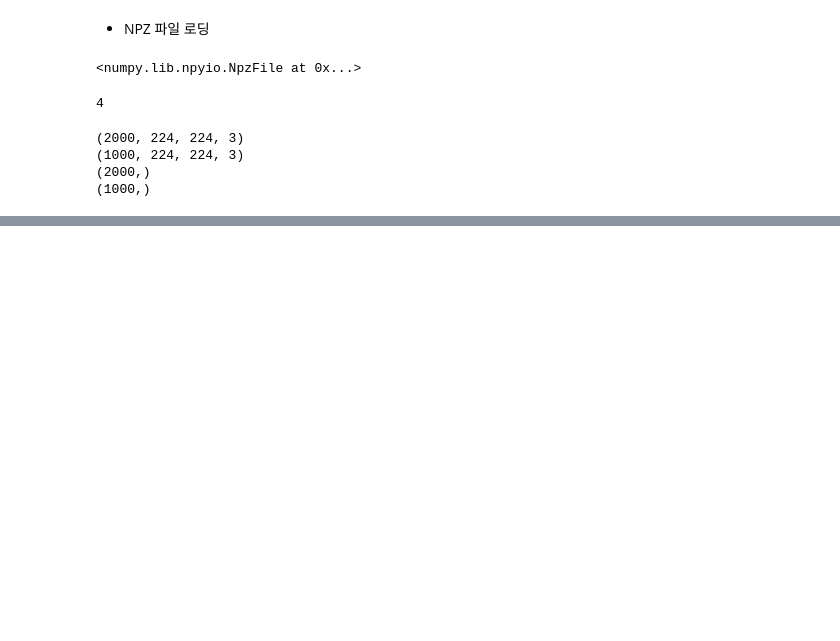
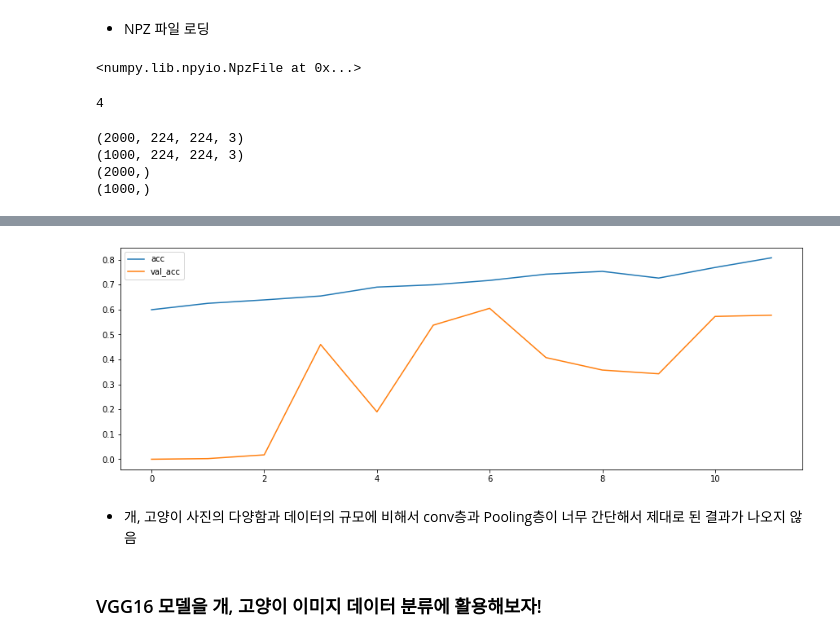
Before and after one commit to ldk7024/Deep_Learning_Study, a Jupyter notebook: 21_07_20_개,_고양이_사진_예측_(CNN).ipynb, the cells around one changed output, grey strips where cells are left out. Saved outputs shown, nothing was run; the diff lists cells and outputs as text; code cells hidden in the pictures; blank space fills up the shorter version.

```diff
--- a/21_07_20_개,_고양이_사진_예측_(CNN).ipynb
+++ b/21_07_20_개,_고양이_사진_예측_(CNN).ipynb
@@ -33,0 +102,26 @@ print(y_test.shape)
+# %%
+# 학습/평가 방법 설정
+cat_dog_model.compile(loss = 'binary_crossentropy',
+                      optimizer=Adam(lr=0.00005),
+                      metrics = ['acc']
+                      )
+# %%
+save_path = '/content/drive/MyDrive/Colab Notebooks/빅데이터4차(딥러닝)/model/Cats_Dogs_Model_{epoch:03d}_{val_acc:4f}.hdf5'
+
+f_mckp = ModelCheckpoint(filepath = save_path,
+                         monitor = '',
+                         save_best_only = True,
+                         mode = 'max',
+                         verbose = 1
+                         )
+
+f_early = EarlyStopping(monitor='val_acc',
+                        patience = 5
+                                       )
+# %%
+h1 = cat_dog_model.fit(X_train, y_train,
+                      validation_split = 0.2,
+                      epochs = 50,
+                      batch_size = 128,
+                      callbacks = [f_mckp, f_early]
+                                   )
@@ -33,0 +146,19 @@ print(y_test.shape)
+# %%
+plt.figure(figsize=(15,5))
+
+plt.plot(h1.history['acc'],
+         label = 'acc'
+         )
+
+plt.plot(h1.history['val_acc'],
+         label = 'val_acc'
+         )
+
+plt.legend()
+plt.show()
+# %% [output]
+[figure, added]
+# %% [markdown]
+- 개, 고양이 사진의 다양함과 데이터의 규모에 비해서 conv층과 Pooling층이 너무 간단해서 제대로 된 결과가 나오지 않음
+# %% [markdown]
+### VGG16 모델을 개, 고양이 이미지 데이터 분류에 활용해보자!
```
Also changed, not shown: parts of 13 cells of this notebook.
